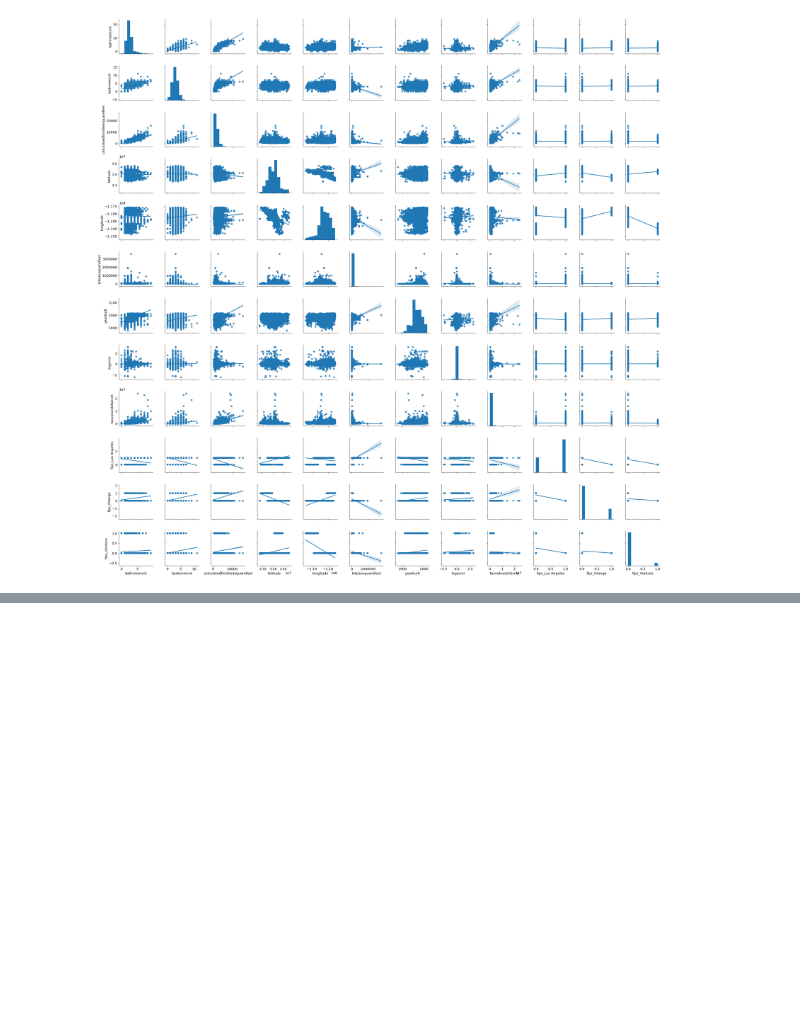
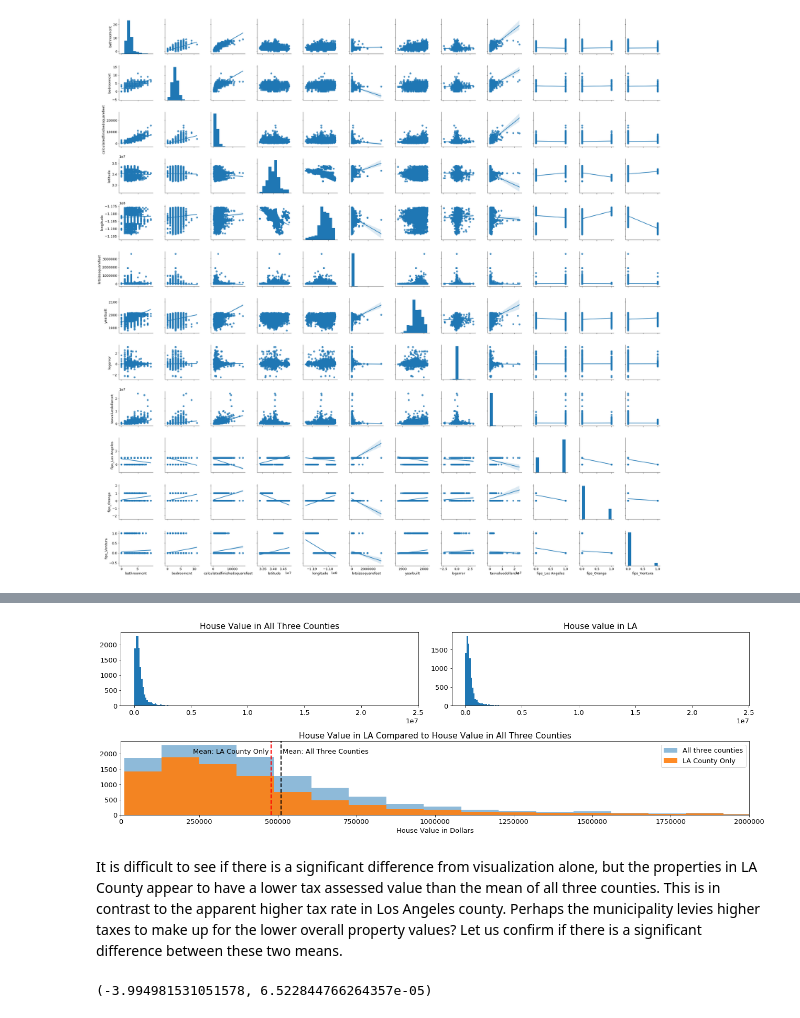
Before and after one commit to Estimating-Home-Value/Predicting-Tax-Assessed-Home-Values, a Jupyter notebook: model.ipynb, the cells around one changed output, grey strips where cells are left out. Drawn from its saved outputs; the diff is of its cells as text; code cells hidden in the pictures; blank space fills up the shorter version.

```diff
--- a/model.ipynb
+++ b/model.ipynb
@@ -1025,0 +1035,13 @@ sns.pairplot(train, kind='reg')
+# %%
+# Create masks values for three counties
+
+mask_LA = train['fips_Los Angeles'] == 1
+train_LA = train[mask_LA]
+
+mask_orange = train['fips_Orange'] == 1
+train_orange = train[mask_orange]
+
+mask_ventura = train['fips_Ventura'] == 1
+train_ventura = train[mask_ventura]
+
+train_LA.shape, train_orange.shape, train_ventura.shape
@@ -1025,0 +1055,36 @@ sns.pairplot(train, kind='reg')
+# %%
+plt. figure(figsize=(18,6))
+
+plt.subplot(2,2,1)
+
+plt.hist(y_train, bins=200)
+plt.title('House Value in All Three Counties')
+
+plt.subplot(2,2,2)
+plt.hist(train_LA.taxvaluedollarcnt, bins=200)
+plt.title('House value in LA')
+
+plt.subplot(2,1,2)
+plt.hist(y_train, bins=200, label='All three counties', alpha = 0.5)
+plt.hist(train_LA.taxvaluedollarcnt, bins=200, label='LA County Only', alpha = 0.9)
+plt.axvline(y_train.mean(), color='k', linestyle='dashed', linewidth=2) # Creating visualization line for mean house value of all three counties
+plt.text(y_train.mean()*1.01, 2000, 'Mean: All Three Counties') # Creating annotation for mean tax rate line
+plt.axvline(train_LA.taxvaluedollarcnt.mean(), color='red', linestyle='dashed', linewidth=2) # Creating visualization line for median tax rate
+plt.text(train_LA.taxvaluedollarcnt.mean()*.48, 2000, 'Mean: LA County Only')
+plt.title('House Value in LA Compared to House Value in All Three Counties')
+plt.xlabel('House Value in Dollars')
+plt.xlim(0, 0.2*10**7)
+plt.legend()
+plt.tight_layout()
+plt.show()
+# %% [output]
+[figure, added]
+# %% [markdown]
+It is difficult to see if there is a significant difference from visualization alone, but the properties in LA County appear to have a lower tax assessed value than the mean of all three counties. This is in contrast to the apparent higher tax rate in Los Angeles county. Perhaps the municipality levies higher taxes to make up for the lower overall property values? Let us confirm if there is a significant difference between these two means.
+# %%
+from scipy import stats
+# Run one-sample test
+t, p = stats.ttest_1samp(train_LA.taxvaluedollarcnt, y_train.mean())
+t, p
+# %% [output]
+(-3.994981531051578, 6.522844766264357e-05)
```
Also changed, not shown: parts of 119 cells of this notebook.
